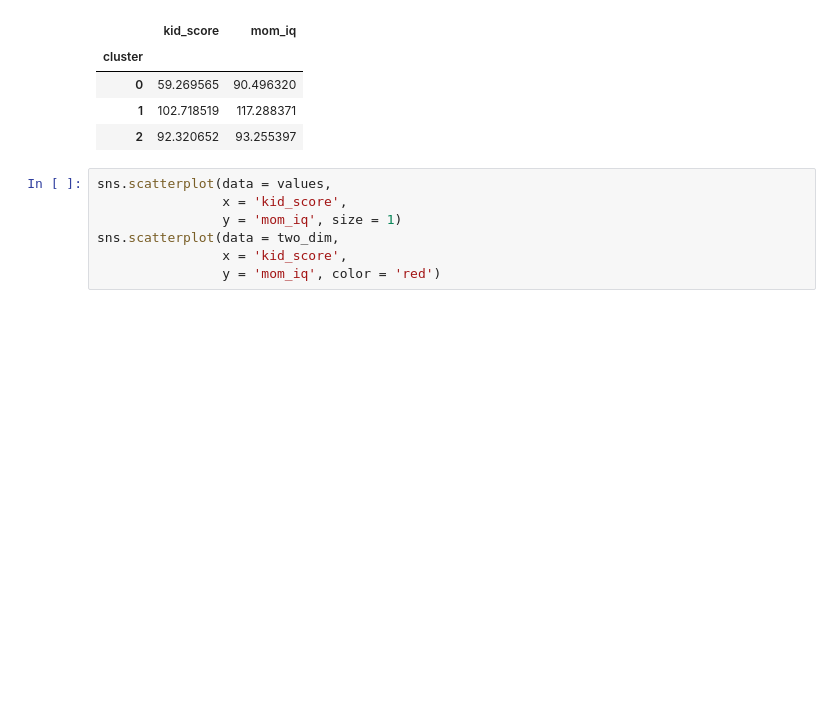
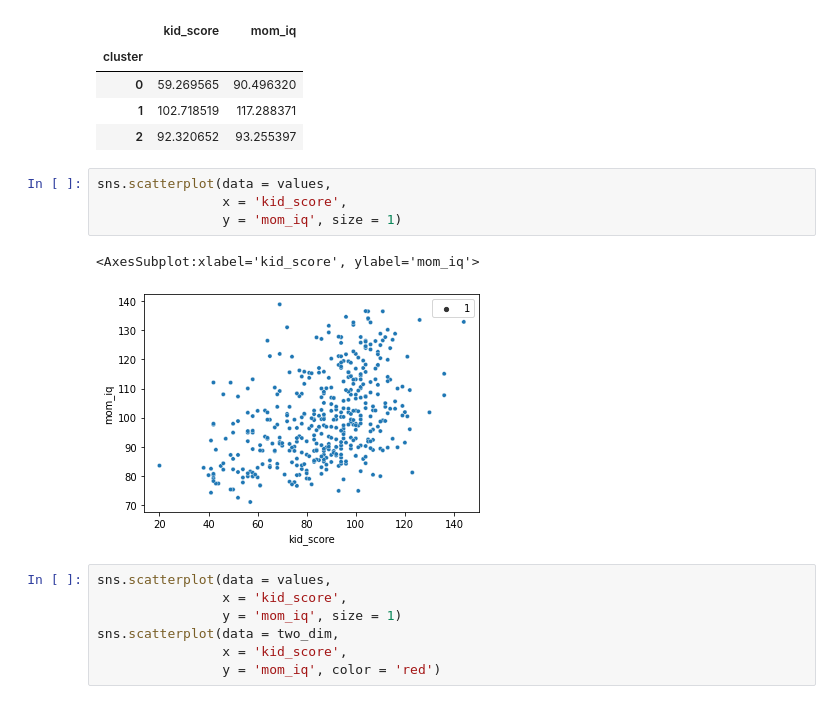
Before and after one commit to vvseva/DS_DAPS, a Jupyter notebook: 1-lab/summarization.ipynb, the cells around one changed output. Cells and saved outputs as stored; diff of their text form; blank space fills up the shorter version.

```diff
--- a/1-lab/summarization.ipynb
+++ b/1-lab/summarization.ipynb
@@ -448,6 +448,13 @@ two_dim
 | 0 | 59.269565 | 90.496320 |
 | 1 | 102.718519 | 117.288371 |
 | 2 | 92.320652 | 93.255397 |
+# %%
+sns.scatterplot(data = values,
+                x = 'kid_score',
+                y = 'mom_iq', size = 1)
+# %% [output]
+<AxesSubplot:xlabel='kid_score', ylabel='mom_iq'>
+[figure, added]
 # %%
 sns.scatterplot(data = values,
                 x = 'kid_score',
```
Also changed, not shown: parts of 7 cells of this notebook.
